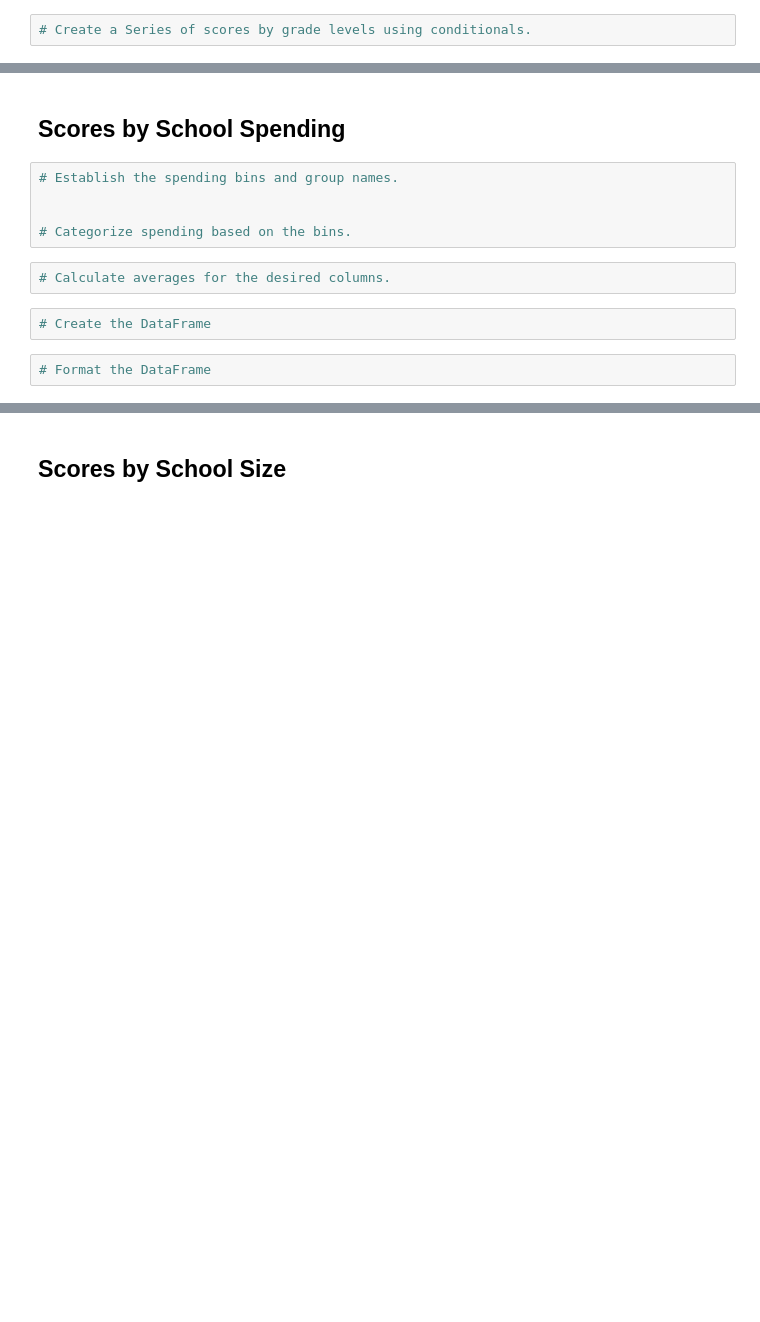
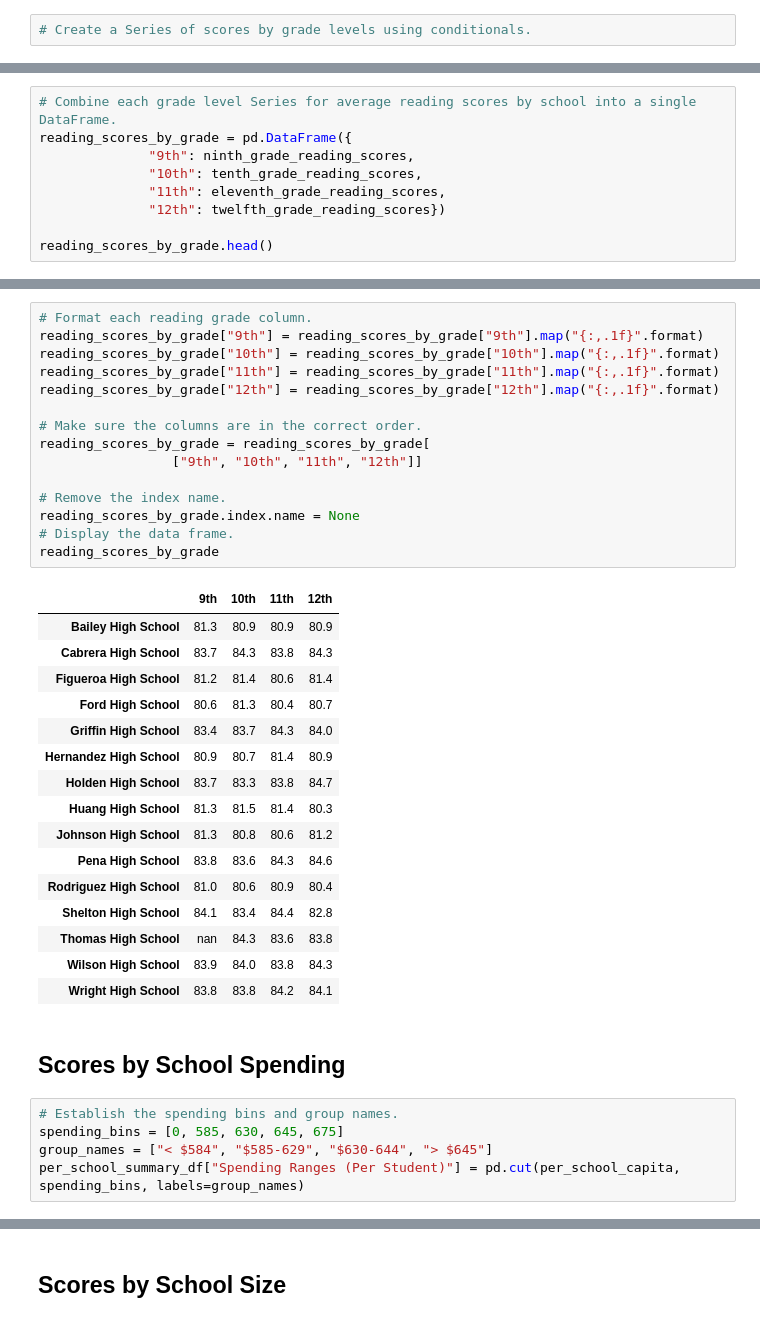
Before and after one commit to sjmisina/PyCitySchools_withPandas, a Jupyter notebook: PyCitySchools_Challenge.ipynb, the cells around one changed output, grey strips where cells are left out. Cells and saved outputs as stored; diff of their text form; blank space fills up the shorter version.

```diff
--- a/PyCitySchools_Challenge.ipynb
+++ b/PyCitySchools_Challenge.ipynb
@@ -472,0 +423,9 @@ Name: reading_score, dtype: object
+# %%
+# Combine each grade level Series for average reading scores by school into a single DataFrame.
+reading_scores_by_grade = pd.DataFrame({
+              "9th": ninth_grade_reading_scores,
+              "10th": tenth_grade_reading_scores,
+              "11th": eleventh_grade_reading_scores,
+              "12th": twelfth_grade_reading_scores})
+
+reading_scores_by_grade.head()
@@ -473,13 +472,39 @@ Name: reading_score, dtype: object
+# %%
+# Format each reading grade column.
+reading_scores_by_grade["9th"] = reading_scores_by_grade["9th"].map("{:,.1f}".format)
+reading_scores_by_grade["10th"] = reading_scores_by_grade["10th"].map("{:,.1f}".format)
+reading_scores_by_grade["11th"] = reading_scores_by_grade["11th"].map("{:,.1f}".format)
+reading_scores_by_grade["12th"] = reading_scores_by_grade["12th"].map("{:,.1f}".format)
+
+# Make sure the columns are in the correct order.
+reading_scores_by_grade = reading_scores_by_grade[
+                 ["9th", "10th", "11th", "12th"]]
+
+# Remove the index name.
+reading_scores_by_grade.index.name = None
+# Display the data frame.
+reading_scores_by_grade
+# %% [output]
+|  | 9th | 10th | 11th | 12th |
+| Bailey High School | 81.3 | 80.9 | 80.9 | 80.9 |
+| Cabrera High School | 83.7 | 84.3 | 83.8 | 84.3 |
+| Figueroa High School | 81.2 | 81.4 | 80.6 | 81.4 |
+| Ford High School | 80.6 | 81.3 | 80.4 | 80.7 |
+| Griffin High School | 83.4 | 83.7 | 84.3 | 84.0 |
+| Hernandez High School | 80.9 | 80.7 | 81.4 | 80.9 |
+| Holden High School | 83.7 | 83.3 | 83.8 | 84.7 |
+| Huang High School | 81.3 | 81.5 | 81.4 | 80.3 |
+| Johnson High School | 81.3 | 80.8 | 80.6 | 81.2 |
+| Pena High School | 83.8 | 83.6 | 84.3 | 84.6 |
+| Rodriguez High School | 81.0 | 80.6 | 80.9 | 80.4 |
+| Shelton High School | 84.1 | 83.4 | 84.4 | 82.8 |
+| Thomas High School | nan | 84.3 | 83.6 | 83.8 |
+| Wilson High School | 83.9 | 84.0 | 83.8 | 84.3 |
+| Wright High School | 83.8 | 83.8 | 84.2 | 84.1 |
 # %% [markdown]
 ## Scores by School Spending
-# %%
-# Establish the spending bins and group names.
-
-
-# Categorize spending based on the bins.
-# %%
-# Calculate averages for the desired columns.
-# %%
-# Create the DataFrame
-# %%
-# Format the DataFrame
+# %%
+# Establish the spending bins and group names.
+spending_bins = [0, 585, 630, 645, 675]
+group_names = ["< $584", "$585-629", "$630-644", "> $645"]
+per_school_summary_df["Spending Ranges (Per Student)"] = pd.cut(per_school_capita, spending_bins, labels=group_names)
```
Also changed, not shown: parts of 27 cells of this notebook, 5 other files.
